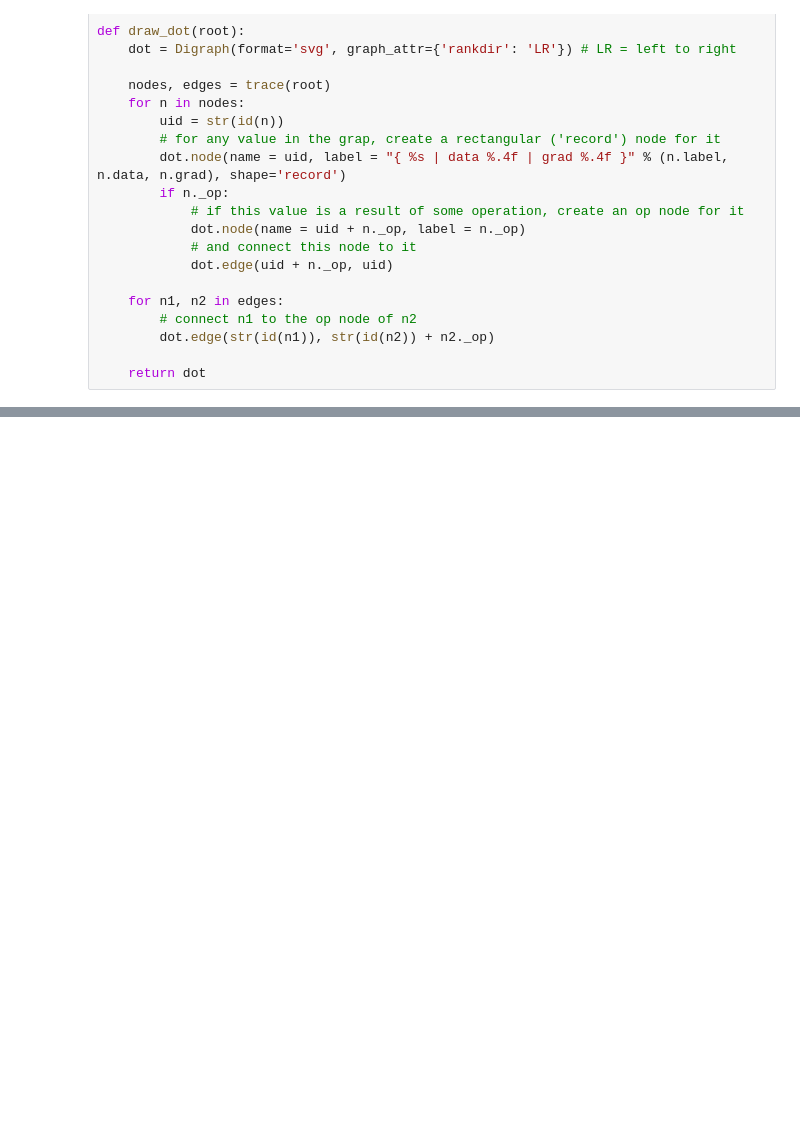
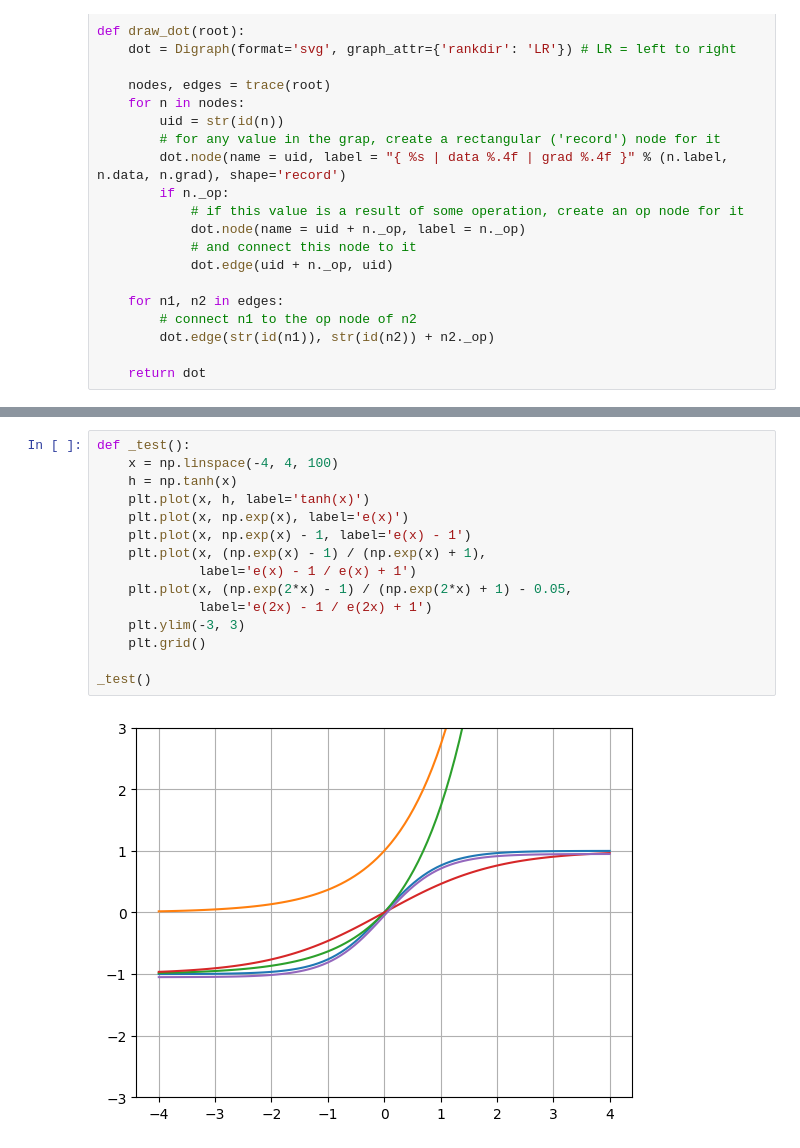
Before and after one commit to mnvr/ai, a Jupyter notebook: micrograd-2.ipynb, the cells around one changed output, grey strips where cells are left out. Saved outputs shown, nothing was run; the diff lists cells and outputs as text; blank space fills up the shorter version.

```diff
--- a/micrograd-2.ipynb
+++ b/micrograd-2.ipynb
@@ -156,0 +198,17 @@ draw_dot(o)
+# %%
+def _test():
+    x = np.linspace(-4, 4, 100)
+    h = np.tanh(x)
+    plt.plot(x, h, label='tanh(x)')
+    plt.plot(x, np.exp(x), label='e(x)')
+    plt.plot(x, np.exp(x) - 1, label='e(x) - 1')
+    plt.plot(x, (np.exp(x) - 1) / (np.exp(x) + 1),
+             label='e(x) - 1 / e(x) + 1')
+    plt.plot(x, (np.exp(2*x) - 1) / (np.exp(2*x) + 1) - 0.05,
+             label='e(2x) - 1 / e(2x) + 1')
+    plt.ylim(-3, 3)
+    plt.grid()
+
+_test()
+# %% [output]
+[figure, added]
```
Also changed, not shown: parts of 4 cells of this notebook, 5 other files.
